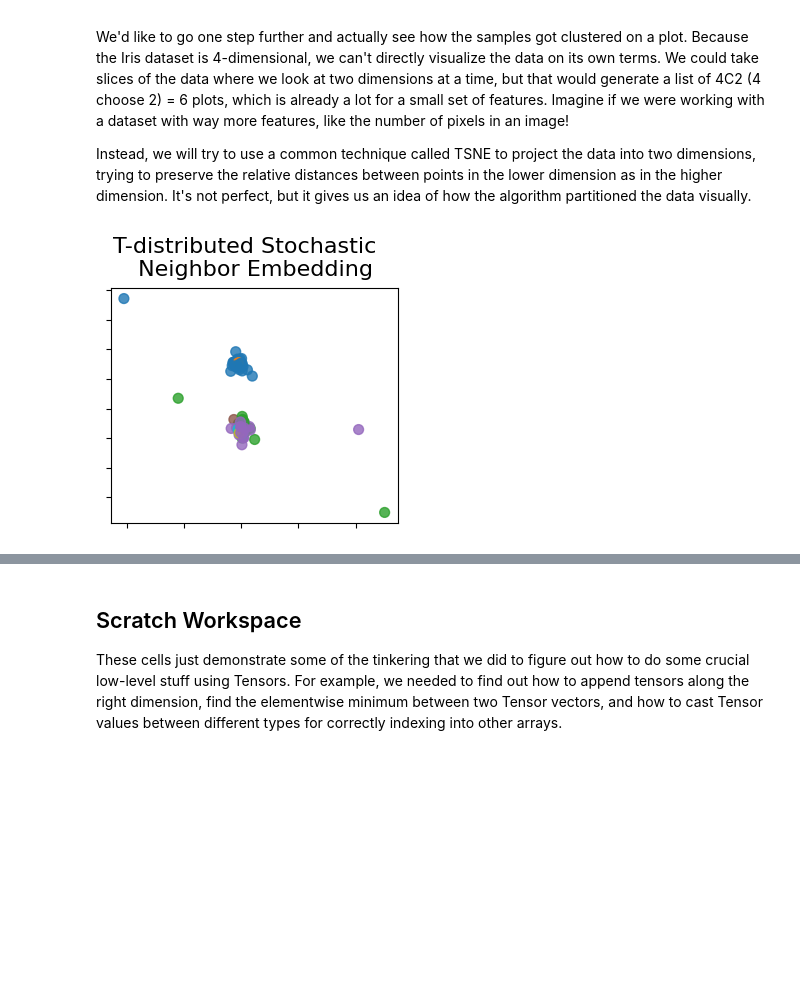
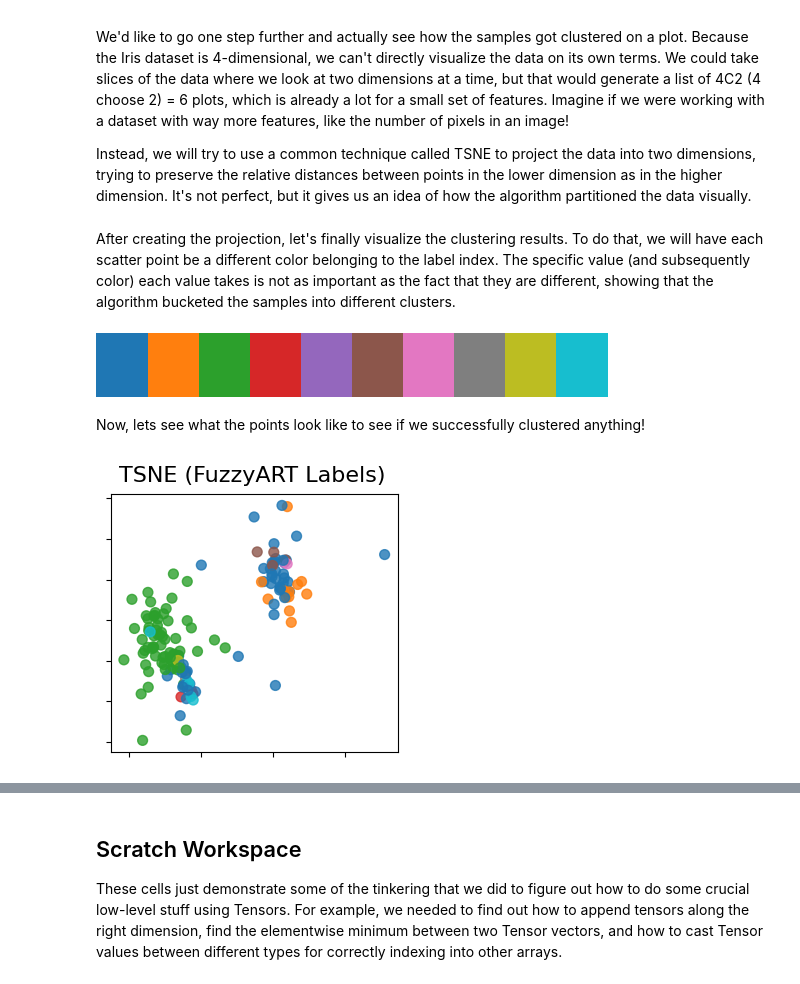
Before and after one commit to AP6YC/AudeyART, a Jupyter notebook: audeyart.ipynb, the cells around one changed output, grey strips where cells are left out. Drawn from its saved outputs; the diff is of its cells as text; code cells hidden in the pictures; blank space fills up the shorter version.

```diff
--- a/audeyart.ipynb
+++ b/audeyart.ipynb
@@ -64,6 +67,14 @@ data = pd.read_csv(datafile, names=["SL", "SW", "PL", "PW", "Label"])
 scaler = MinMaxScaler()
 data[["SL", "SW", "PL", "PW"]] = scaler.fit_transform(data[["SL", "SW", "PL", "PW"]])
 
+# Change the text labels to integer labels
+label_encoder = LabelEncoder()
+data["Label"] = label_encoder.fit_transform(data["Label"])
+
+# Shuffle the data
+np.random.seed(12345)
+data = data.sample(frac=1).reset_index(drop=True)
+
 # Complement code the data by pushing it into a Tensor
 data_cc = torch.Tensor(data[["SL", "SW", "PL", "PW"]].values)
 # and appending the vector [1-x] along the feature dimension
@@ -313,8 +333,8 @@ Also, we will do this in one pass of the data (i.e., one epoch) to show how we c
 # We will choose fast learning (beta=1.0) and a middle-of-the-road vigilance parameter (rho=0.6).
 aart = AudeyART(
     dim,
-    rho=0.6,
-    beta=1.0
+    rho=0.45,
+    beta=1.0,
 )
 
 # To train, we loop over every sample
@@ -399,14 +419,18 @@ It's not perfect, but it gives us an idea of how the algorithm partitioned the d
 # %%
 # Here, we make a couple of helper functions to set up the plot
 
+# Scatters points TSNE points and colors according to label
 def add_2d_scatter(ax, points, colors, title=None):
-    x, y = points.T
+    x, y = points
     ax.scatter(x, y, s=50, c=colors, alpha=0.8)
     ax.set_title(title)
     ax.xaxis.set_major_formatter(ticker.NullFormatter())
     ax.yaxis.set_major_formatter(ticker.NullFormatter())
 
-def plot_2d(points, colors, title):
+# Generates the plot itself
+def plot_2d(points, y, title):
+    cmap = plt.get_cmap('tab10')
+    colors = [cmap(i) for i in y]
     fig, ax = plt.subplots(figsize=(3, 3), facecolor="white", constrained_layout=True)
     fig.suptitle(title, size=16)
     add_2d_scatter(ax, points, colors)
@@ -415,19 +439,31 @@ def plot_2d(points, colors, title):
 # Now, we initialize a TSNE module with its own set of hyperparameters for how it will be "trained" to create a mapping between the 4d data and its 2d projection.
 t_sne = TSNE(
     n_components=2,
-    perplexity=30,
+    perplexity=10,
     init="random",
     max_iter=250,
     random_state=0,
 )
 
+# The `x` points are the original columns, and the `y` points are FuzzyART's cluster labels of them
 x = data[["SL", "SW", "PL", "PW"]].values
 y = y_hats
 
+# Fit the TSNE to the data, and return those transformed points
 S_t_sne = t_sne.fit_transform(x)
+# %% [markdown]
+After creating the projection, let's finally visualize the clustering results.
+To do that, we will have each scatter point be a different color belonging to the label index.
+The specific value (and subsequently color) each value takes is not as important as the fact that they are different, showing that the algorithm bucketed the samples into different clusters.
+# %%
+# Visualize the color map for the points
+plt.get_cmap('tab10')
+# %% [output]
+[figure, added]
+# %% [markdown]
+Now, lets see what the points look like to see if we successfully clustered anything!
 # %%
-cmap = plt.get_cmap('tab10')
-colors = [cmap(i) for i in y]
-plot_2d(S_t_sne, colors, "T-distributed Stochastic  \n Neighbor Embedding")
+# Generate the plot
+plot_2d(S_t_sne.T, y, "TSNE (FuzzyART Labels)")
 # %% [output]
-[figure, old version]
+[figure, new version]
```
Also changed, not shown: parts of 11 cells of this notebook, 3 other files.
